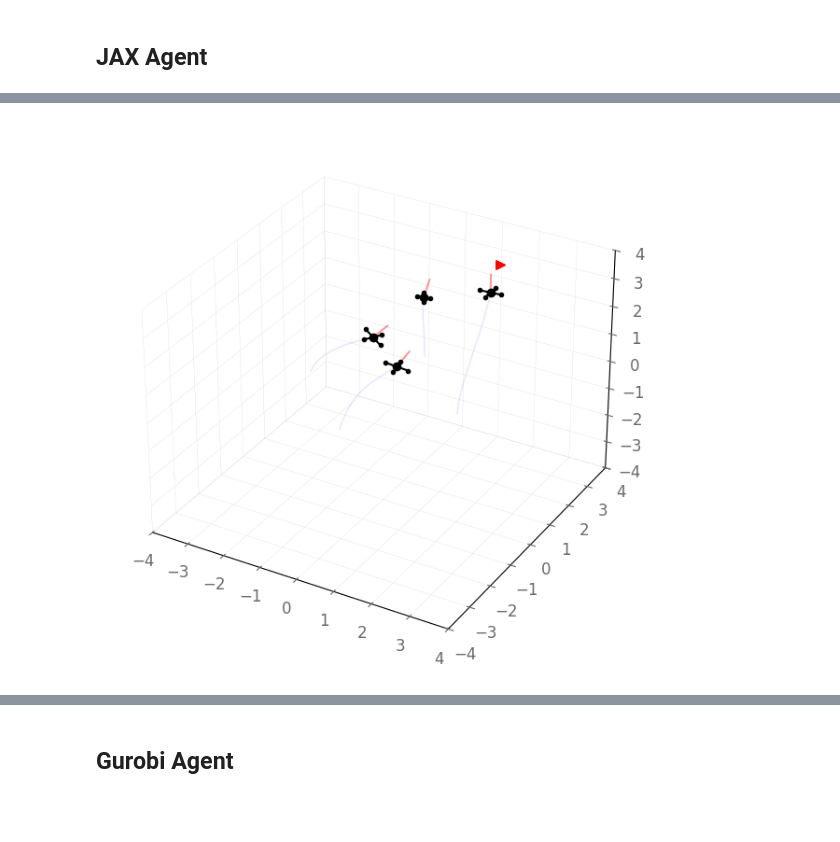
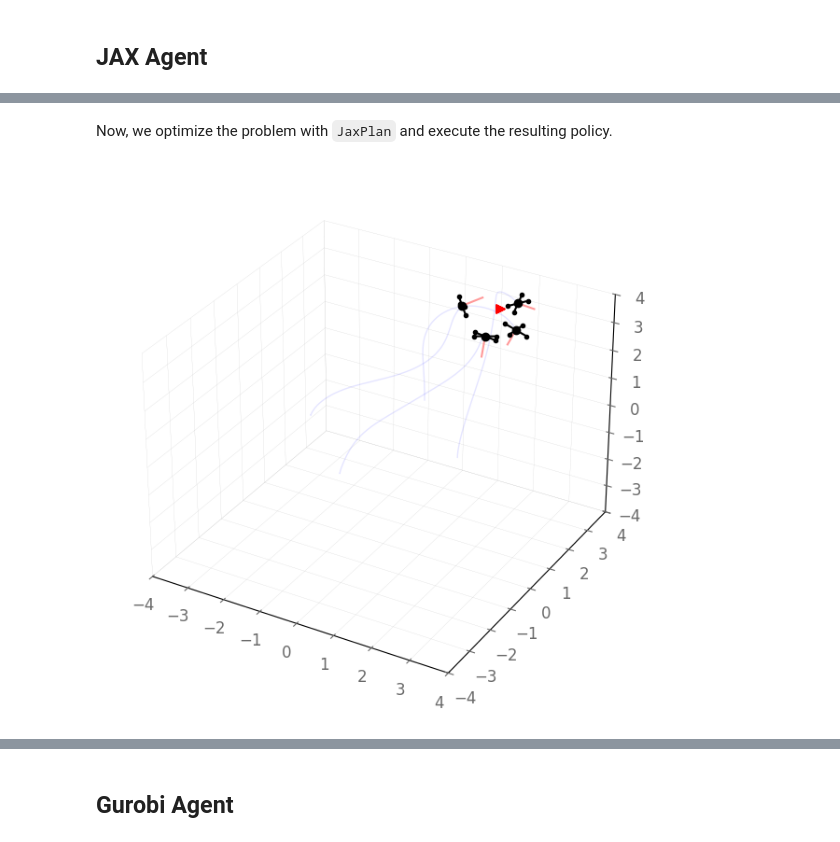
Before and after one commit to fteicht/icaps24-skdecide-tutorial, a Jupyter notebook: notebooks/icaps24_skdecide_tutorial_rddl_solver.ipynb, the cells around one changed output, grey strips where cells are left out. Cells and saved outputs as stored; diff of their text form; code cells hidden in the pictures; blank space fills up the shorter version.

```diff
--- a/notebooks/icaps24_skdecide_tutorial_rddl_solver.ipynb
+++ b/notebooks/icaps24_skdecide_tutorial_rddl_solver.ipynb
@@ -202,12 +282,10 @@ domain.render()
 # %%
-from skdecide.utils import rollout
-
 assert RDDLRandomSolver.check_domain(domain_factory_random_agent())
 
 with RDDLRandomSolver(domain_factory=domain_factory_random_agent) as solver:
     solver.solve()
     rollout(
-        domain_factory_random_agent(),
+        domain_factory_random_agent(max_frames=100),
         solver,
         max_steps=100,
         render=True,
@@ -221,22 +307,14 @@ with RDDLRandomSolver(domain_factory=domain_factory_random_agent) as solver:
 # %%
-from typing import Callable, Optional, Dict, Any
-
-from skdecide.solvers import DeterministicPolicySolver
-from skdecide.builders.solver import FromInitialState
-
-from pyRDDLGym_jax.core.planner import JaxBackpropPlanner, JaxOfflineController, JaxOnlineController
-from pyRDDLGym_jax.core.planner import load_config
-
 class D(RDDLDomain):
     pass
 
-class RDDLJaxSolver(DeterministicPolicySolver, FromInitialState):
+class RDDLJaxSolver(Solver, Policies, FromInitialState):
     T_domain = D
 
     def __init__(self,
                  domain_factory: Callable[[], RDDLDomain],
                  config: Optional[str] = None):
-        DeterministicPolicySolver.__init__(self, domain_factory=domain_factory)
+        Solver.__init__(self, domain_factory=domain_factory)
         self._domain = domain_factory()
         if config is not None:
             self.planner_args, _, self.train_args = load_config(config)
@@ -251,35 +329,38 @@ class RDDLJaxSolver(DeterministicPolicySolver, FromInitialState):
         self.controller = JaxOfflineController(planner,
                                                **(self.train_args if self.train_args is not None else {}))
 
-    def _get_next_action(self, observation: D.T_observation) -> D.T_event:
+    def _sample_action(self, observation: D.T_observation) -> D.T_event:
         return self.controller.sample_action(observation)
 
     def _is_policy_defined_for(self, observation: D.T_observation) -> bool:
         return True
+# %% [markdown]
+Now, we optimize the problem with `JaxPlan` and execute the resulting policy.
 # %%
-from pyRDDLGym_jax.core.simulator import JaxRDDLSimulator
-import os
-
 if not os.path.exists('Quadcopter_slp.cfg'):
     !wget https://raw.githubusercontent.com/pyrddlgym-project/pyRDDLGym-jax/main/pyRDDLGym_jax/examples/configs/Quadcopter_slp.cfg
 
-domain_factory_jax_agent = lambda: RDDLDomain(rddl_domain=problem_info.get_domain(),
-                                              rddl_instance=problem_info.get_instance(1),
-                                              visualizer = problem_visualizer,
-                                              backend=JaxRDDLSimulator)
+domain_factory_jax_agent = lambda max_frames=None: RDDLDomain(
+    rddl_domain=problem_info.get_domain(),
+    rddl_instance=problem_info.get_instance(1),
+    visualizer = problem_visualizer,
+    backend=JaxRDDLSimulator,
+    movie_name='Quadcopter-JaxAgent' if max_frames is not None else None,
+    max_frames=max_frames if max_frames is not None else 500
+)
 
 assert RDDLJaxSolver.check_domain(domain_factory_jax_agent())
 
 with RDDLJaxSolver(domain_factory=domain_factory_jax_agent,
                    config='Quadcopter_slp.cfg') as solver:
     solver.solve()
     rollout(
-        domain_factory_jax_agent(),
+        domain_factory_jax_agent(max_frames=500),
         solver,
-        max_steps=1000,
+        max_steps=500,
         render=True,
         max_framerate=5,
         verbose=False,
     )
 # %% [output]
-[figure, old version]
+[figure, new version]
```
Also changed, not shown: parts of 39 cells of this notebook, 1 other file.
